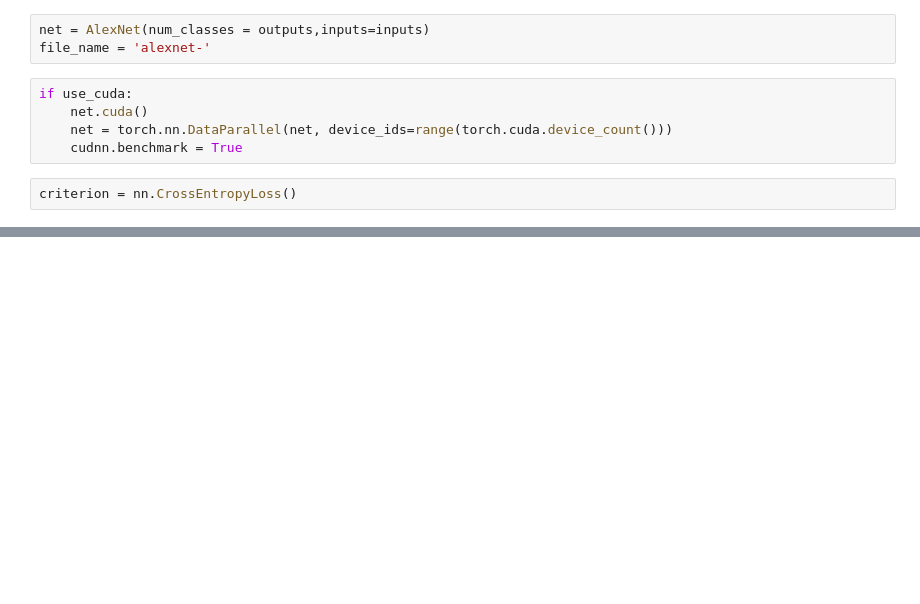
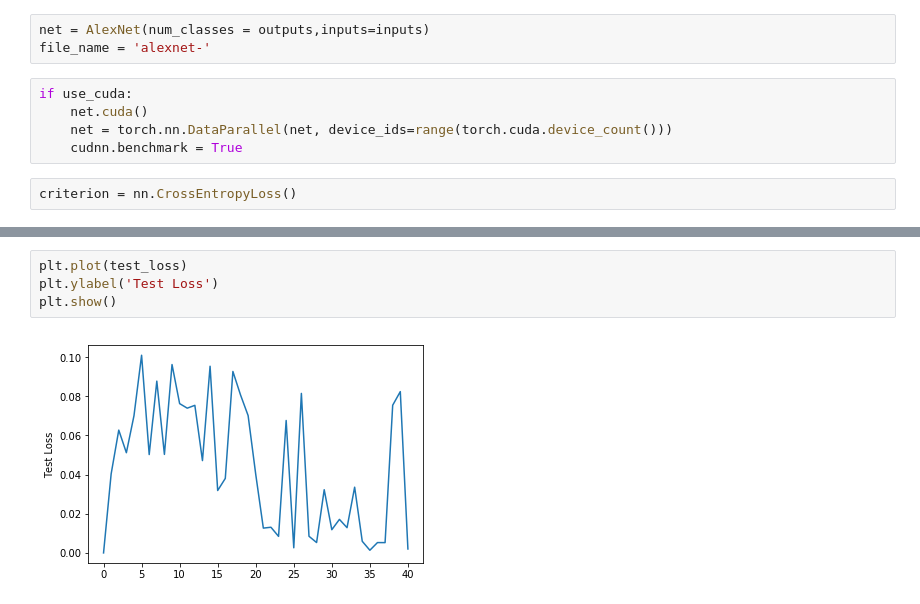
Before and after one commit to kumar-shridhar/Very-Deep-Learning-CNN, a Jupyter notebook: CNN.ipynb, the cells around one changed output, grey strips where cells are left out. Saved outputs shown, nothing was run; the diff lists cells and outputs as text; blank space fills up the shorter version.

```diff
--- a/CNN.ipynb
+++ b/CNN.ipynb
@@ -59,0 +68,6 @@ train_acc, test_acc = start_train_test(net, trainloader, testloader, criterion)
+# %%
+plt.plot(test_loss)
+plt.ylabel('Test Loss')
+plt.show()
+# %% [output]
+[figure, added]
```
Also changed, not shown: parts of 6 cells of this notebook.
